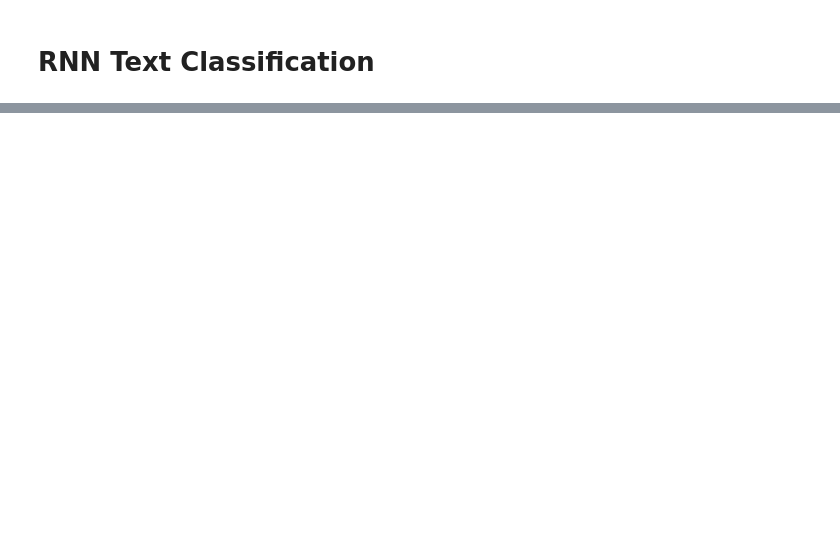
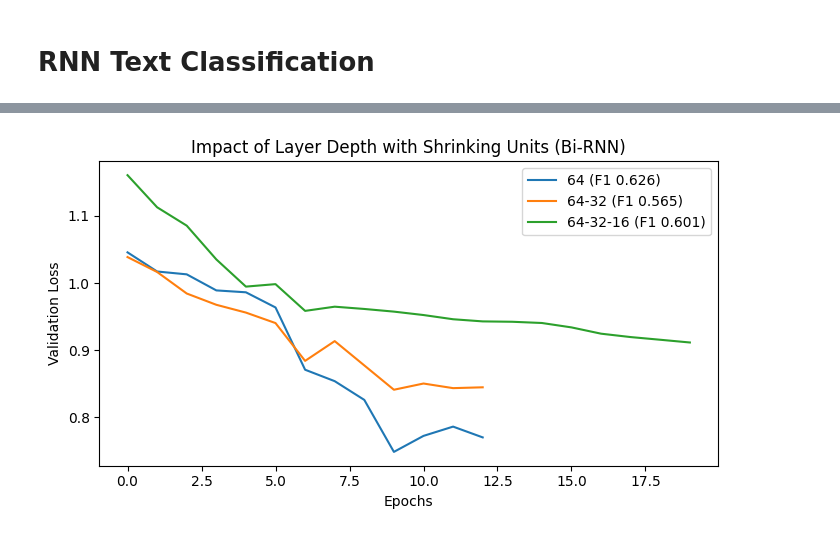
Before and after one commit to Bodleh/IF3270_Tubes2_23, a Jupyter notebook: src/rnn/rnn_experiment.ipynb, the cells around one changed output, grey strips where cells are left out. Saved outputs shown, nothing was run; the diff lists cells and outputs as text; code cells hidden in the pictures; blank space fills up the shorter version.

```diff
--- a/src/rnn/rnn_experiment.ipynb
+++ b/src/rnn/rnn_experiment.ipynb
@@ -184,0 +79,24 @@ Epoch 11/20
+# %%
+special_cfgs = [
+    (1, [64],          True,  "64"),
+    (2, [64, 32],      True,  "64-32"),
+    (3, [64, 32, 16],  True,  "64-32-16"),
+]
+
+special_runs = []
+for L, unit_list, bi, tag in special_cfgs:
+    result = train_cfg(L, unit_list, bi)
+    result["tag"] = tag
+    special_runs.append(result)
+
+plt.figure(figsize=(7,4))
+for r in special_runs:
+    plt.plot(r["val_loss"], label=f"{r['tag']} (F1 {r['f1']:.3f})")
+
+plt.title("Impact of Layer Depth with Shrinking Units (Bi-RNN)")
+plt.xlabel("Epochs"); plt.ylabel("Validation Loss")
+plt.legend(); plt.tight_layout()
+plt.savefig("saved/layers_shrink_vs_loss.png")
+plt.show()
+# %% [output]
+[figure, added]
```
Also changed, not shown: parts of 8 cells of this notebook, 5 other files.
